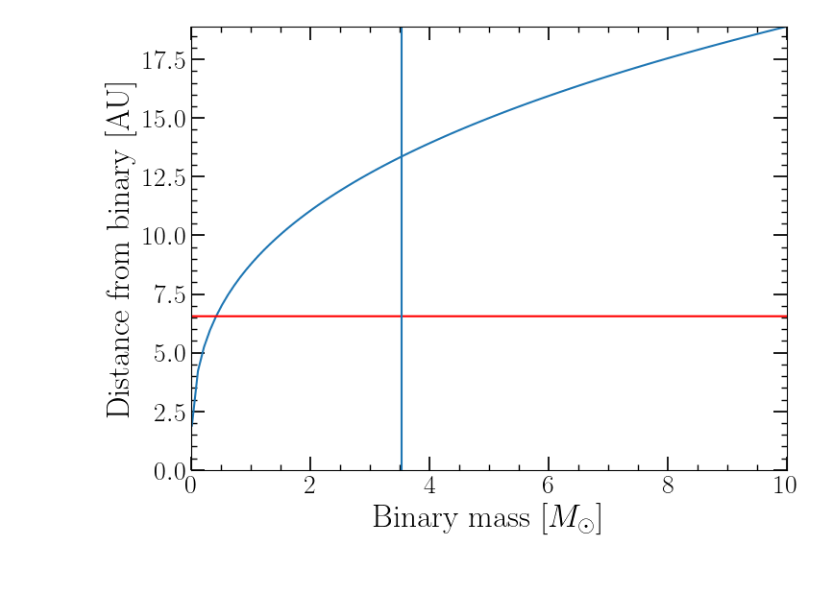
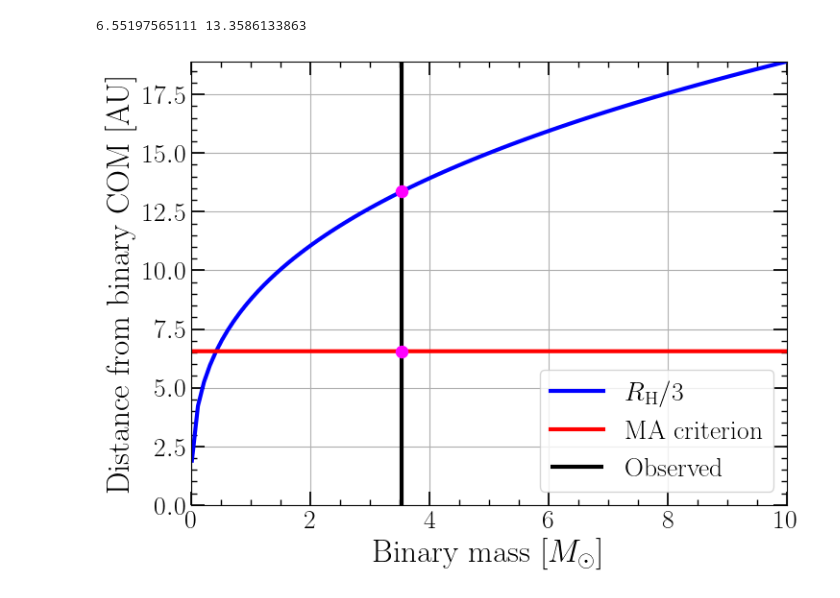
Before and after one commit to LucasPouw/amuse-KL, a Jupyter notebook: stable_radii.ipynb, the cells around one changed output. Drawn from its saved outputs; the diff is of its cells as text; code cells hidden in the pictures.

Commit message:
Plot mooier xd

```diff
--- a/stable_radii.ipynb
+++ b/stable_radii.ipynb
@@ -57,31 +57,39 @@ SMBH_MASS = 4.297e6 | units.MSun
 # %%
 DISK_MASS = 1.16e-6 | units.MSun
 
 def hill_radius(mass_low, mass_high, semimajor_axis, eccentricity):
     """Calculates the Hill sphere radius for a low-mass object orbiting a high-mass object"""
     return semimajor_axis * (1 - eccentricity) * (mass_low / (3 * (mass_low + mass_high)))**(1/3)
 
 
 def MA_criterion(a_in, e_out, i_mut, m_bin, m_3):
     return 2.8 * a_in * (1 - e_out)**(-1) * (1 - 0.3 * i_mut.value_in(units.deg) / 180) * ((1 + m_3 / m_bin ) * ((1 + e_out) / np.sqrt(1 - e_out)))**(2/5)
 
 
 binary_mass_array = np.linspace(0.01, 10, 100)  # Solar masses
 
 # Stability of the disk is between an inner radius of <long equation> and outer radius of 1/3 * R_hills
 hill_radii = hill_radius(binary_mass_array, SMBH_MASS.number, SMBH_ORBITAL_RADIUS.value_in(units.AU), SMBH_ECCENTRICITY)
 upper_limit = hill_radii / 3
 lower_limit = MA_criterion(BINARY_SEPARATION.number, SMBH_ECCENTRICITY, BINARY_INCLINATION, binary_mass_array, DISK_MASS.number)
 
+measured_upper = hill_radius((PRIMARY_MASS + SECONDARY_MASS).number, SMBH_MASS.number, SMBH_ORBITAL_RADIUS.value_in(units.AU), SMBH_ECCENTRICITY) / 3
+measured_lower = MA_criterion(BINARY_SEPARATION.number, SMBH_ECCENTRICITY, BINARY_INCLINATION, (PRIMARY_MASS + SECONDARY_MASS).number, DISK_MASS.number)
+
+print(measured_lower, measured_upper)
+
 fig, ax = plt.subplots(figsize=(8,6))
-ax.plot(binary_mass_array, upper_limit)
-ax.plot(binary_mass_array, lower_limit, color='red')
-ax.vlines((PRIMARY_MASS + SECONDARY_MASS).number, 0, np.max(upper_limit))
+ax.plot(binary_mass_array, upper_limit, label=r'$R_{\rm H} / 3$', color='blue', linewidth=3)
+ax.plot(binary_mass_array, lower_limit, color='red', label=r'MA criterion', linewidth=3)
+ax.scatter([(PRIMARY_MASS + SECONDARY_MASS).number, (PRIMARY_MASS + SECONDARY_MASS).number], [measured_upper, measured_lower], color='magenta', zorder=5, s=75)
+ax.vlines((PRIMARY_MASS + SECONDARY_MASS).number, 0, np.max(upper_limit), color='black', label='Observed', linewidth=3)
 ax.set_xlabel(r'Binary mass [$M_{\odot}$]')
-ax.set_ylabel('Distance from binary [AU]')
+ax.set_ylabel('Distance from binary COM [AU]')
 ax.set_xlim(0, np.max(binary_mass_array))
 ax.set_ylim(0, np.max(upper_limit))
-# ax.loglog()
+ax.legend()
+ax.grid()
 plt.show()
 # %% [output]
+6.55197565111 13.3586133863
-[figure, old version]
+[figure, new version]
```
